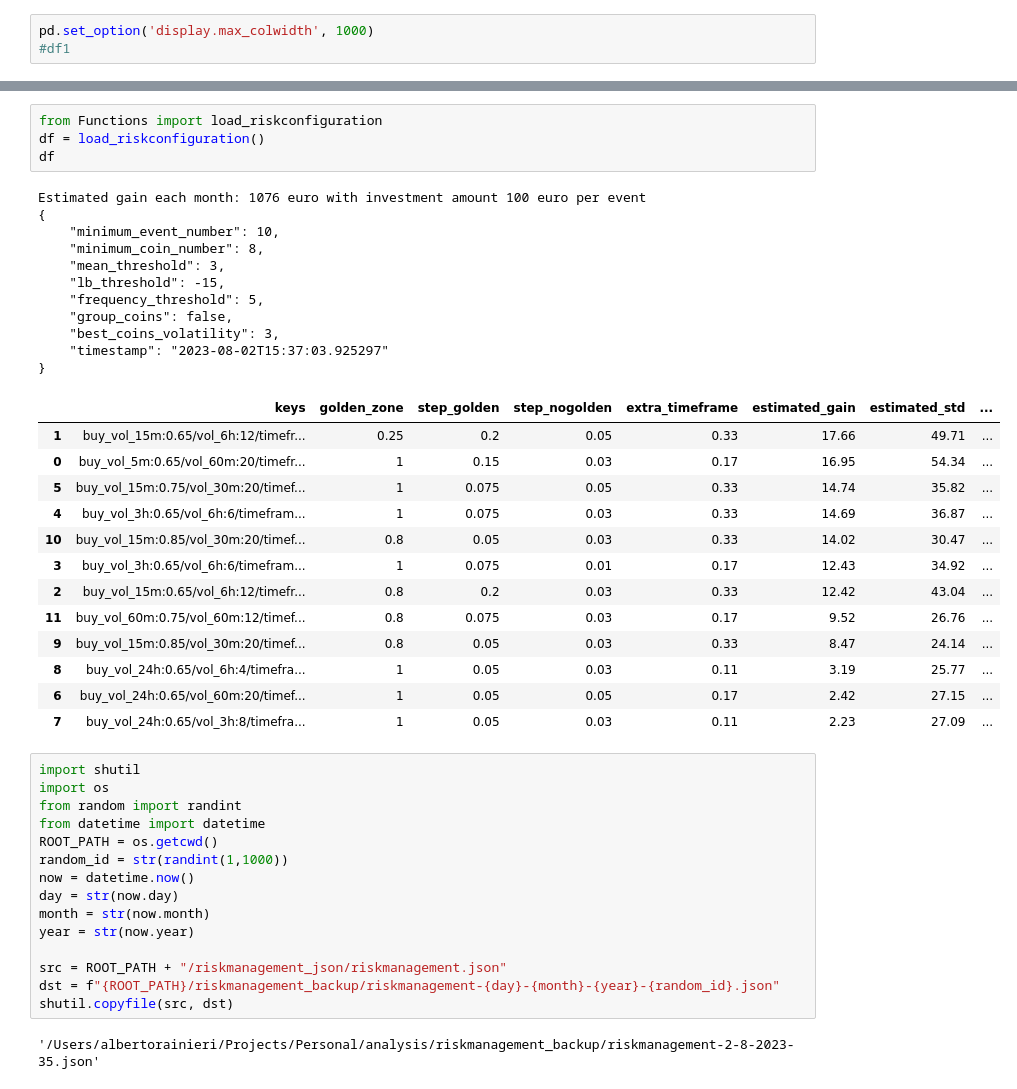
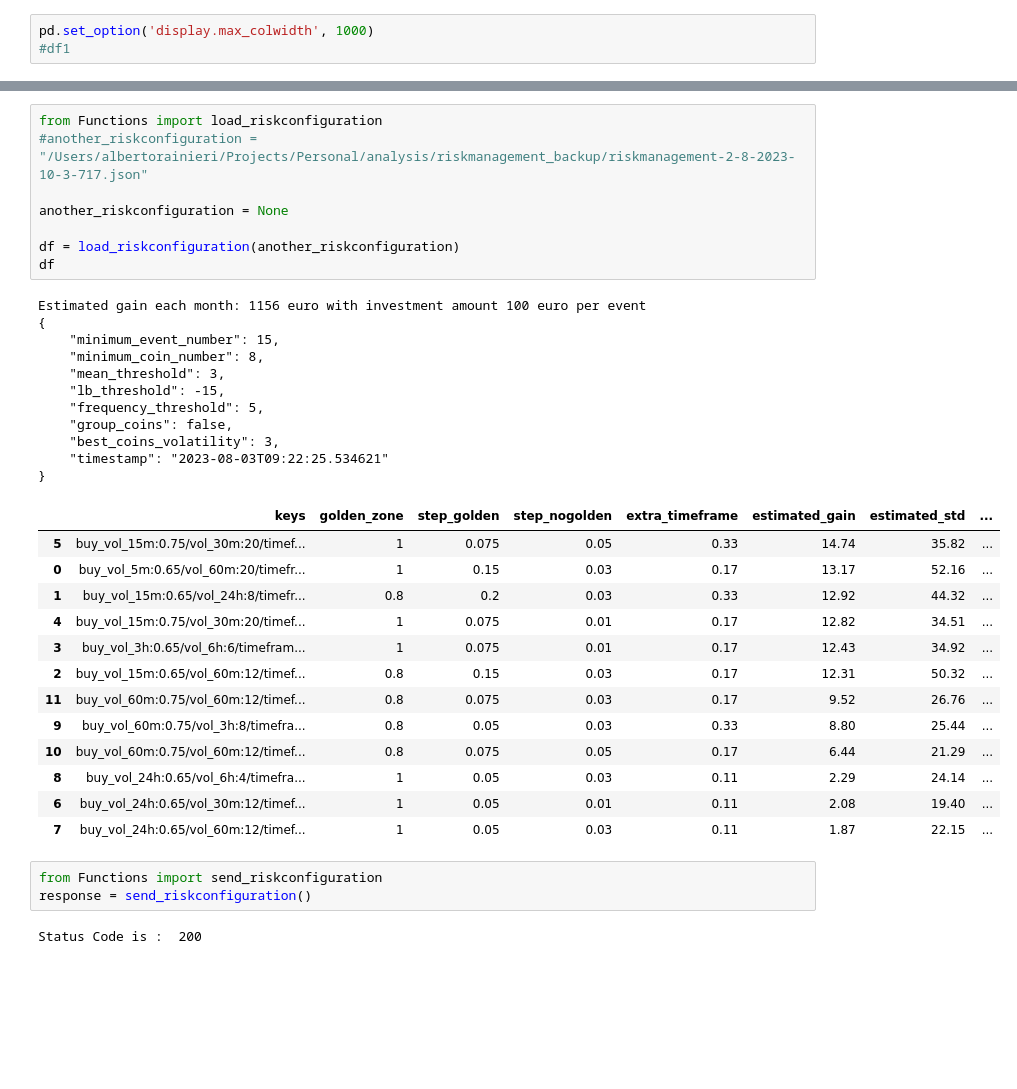
Before and after one commit to albertoRainieri/Crypto_Trading_System, a Jupyter notebook: analysis/Analysis.ipynb, the cells around one changed output, grey strips where cells are left out. Drawn from its saved outputs; the diff is of its cells as text; blank space fills up the shorter version.

```diff
--- a/analysis/Analysis.ipynb
+++ b/analysis/Analysis.ipynb
@@ -218,46 +309,38 @@ Number of combinations 486
+# %%
+from Functions import load_riskconfiguration
+#another_riskconfiguration = "/Users/albertorainieri/Projects/Personal/analysis/riskmanagement_backup/riskmanagement-2-8-2023-10-3-717.json"
+
+another_riskconfiguration = None
+
+df = load_riskconfiguration(another_riskconfiguration)
+df
+# %% [output]
+Estimated gain each month: 1156 euro with investment amount 100 euro per event
+{
+    "minimum_event_number": 15,
+    "minimum_coin_number": 8,
+    "mean_threshold": 3,
+    "lb_threshold": -15,
+    "frequency_threshold": 5,
+    "group_coins": false,
+    "best_coins_volatility": 3,
+    "timestamp": "2023-08-03T09:22:25.534621"
+}
+|  | keys | golden_zone | step_golden | step_nogolden | extra_timeframe | estimated_gain | estimated_std | ... |
+| 5 | buy_vol_15m:0.75/vol_30m:20/timef... | 1 | 0.075 | 0.05 | 0.33 | 14.74 | 35.82 | ... |
+| 0 | buy_vol_5m:0.65/vol_60m:20/timefr... | 1 | 0.15 | 0.03 | 0.17 | 13.17 | 52.16 | ... |
+| 1 | buy_vol_15m:0.65/vol_24h:8/timefr... | 0.8 | 0.2 | 0.03 | 0.33 | 12.92 | 44.32 | ... |
+| 4 | buy_vol_15m:0.75/vol_30m:20/timef... | 1 | 0.075 | 0.01 | 0.17 | 12.82 | 34.51 | ... |
+| 3 | buy_vol_3h:0.65/vol_6h:6/timefram... | 1 | 0.075 | 0.01 | 0.17 | 12.43 | 34.92 | ... |
+| 2 | buy_vol_15m:0.65/vol_60m:12/timef... | 0.8 | 0.15 | 0.03 | 0.17 | 12.31 | 50.32 | ... |
+| 11 | buy_vol_60m:0.75/vol_60m:12/timef... | 0.8 | 0.075 | 0.03 | 0.17 | 9.52 | 26.76 | ... |
+| 9 | buy_vol_60m:0.75/vol_3h:8/timefra... | 0.8 | 0.05 | 0.03 | 0.33 | 8.80 | 25.44 | ... |
+| 10 | buy_vol_60m:0.75/vol_60m:12/timef... | 0.8 | 0.075 | 0.05 | 0.17 | 6.44 | 21.29 | ... |
+| 8 | buy_vol_24h:0.65/vol_6h:4/timefra... | 1 | 0.05 | 0.03 | 0.11 | 2.29 | 24.14 | ... |
+| 6 | buy_vol_24h:0.65/vol_30m:12/timef... | 1 | 0.05 | 0.01 | 0.11 | 2.08 | 19.40 | ... |
+| 7 | buy_vol_24h:0.65/vol_60m:12/timef... | 1 | 0.05 | 0.03 | 0.11 | 1.87 | 22.15 | ... |
 # %%
-from Functions import load_riskconfiguration
-df = load_riskconfiguration()
-df
+from Functions import send_riskconfiguration
+response = send_riskconfiguration()
 # %% [output]
-Estimated gain each month: 1076 euro with investment amount 100 euro per event
-{
-    "minimum_event_number": 10,
-    "minimum_coin_number": 8,
-    "mean_threshold": 3,
-    "lb_threshold": -15,
-    "frequency_threshold": 5,
-    "group_coins": false,
-    "best_coins_volatility": 3,
-    "timestamp": "2023-08-02T15:37:03.925297"
-}
+Status Code is :  200
-|  | keys | golden_zone | step_golden | step_nogolden | extra_timeframe | estimated_gain | estimated_std | ... |
-| 1 | buy_vol_15m:0.65/vol_6h:12/timefr... | 0.25 | 0.2 | 0.05 | 0.33 | 17.66 | 49.71 | ... |
-| 0 | buy_vol_5m:0.65/vol_60m:20/timefr... | 1 | 0.15 | 0.03 | 0.17 | 16.95 | 54.34 | ... |
-| 5 | buy_vol_15m:0.75/vol_30m:20/timef... | 1 | 0.075 | 0.05 | 0.33 | 14.74 | 35.82 | ... |
-| 4 | buy_vol_3h:0.65/vol_6h:6/timefram... | 1 | 0.075 | 0.03 | 0.33 | 14.69 | 36.87 | ... |
-| 10 | buy_vol_15m:0.85/vol_30m:20/timef... | 0.8 | 0.05 | 0.03 | 0.33 | 14.02 | 30.47 | ... |
-| 3 | buy_vol_3h:0.65/vol_6h:6/timefram... | 1 | 0.075 | 0.01 | 0.17 | 12.43 | 34.92 | ... |
-| 2 | buy_vol_15m:0.65/vol_6h:12/timefr... | 0.8 | 0.2 | 0.03 | 0.33 | 12.42 | 43.04 | ... |
-| 11 | buy_vol_60m:0.75/vol_60m:12/timef... | 0.8 | 0.075 | 0.03 | 0.17 | 9.52 | 26.76 | ... |
-| 9 | buy_vol_15m:0.85/vol_30m:20/timef... | 0.8 | 0.05 | 0.03 | 0.33 | 8.47 | 24.14 | ... |
-| 8 | buy_vol_24h:0.65/vol_6h:4/timefra... | 1 | 0.05 | 0.03 | 0.11 | 3.19 | 25.77 | ... |
-| 6 | buy_vol_24h:0.65/vol_60m:20/timef... | 1 | 0.05 | 0.05 | 0.17 | 2.42 | 27.15 | ... |
-| 7 | buy_vol_24h:0.65/vol_3h:8/timefra... | 1 | 0.05 | 0.03 | 0.11 | 2.23 | 27.09 | ... |
-# %%
-import shutil
-import os
-from random import randint
-from datetime import datetime
-ROOT_PATH = os.getcwd()
-random_id = str(randint(1,1000))
-now = datetime.now()
-day = str(now.day)
-month = str(now.month)
-year = str(now.year)
-
-src = ROOT_PATH + "/riskmanagement_json/riskmanagement.json"
-dst = f"{ROOT_PATH}/riskmanagement_backup/riskmanagement-{day}-{month}-{year}-{random_id}.json"
-shutil.copyfile(src, dst)
-# %% [output]
-'/Users/albertorainieri/Projects/Personal/analysis/riskmanagement_backup/riskmanagement-2-8-2023-35.json'
```
Also changed, not shown: parts of 8 cells of this notebook, 19 other files.
